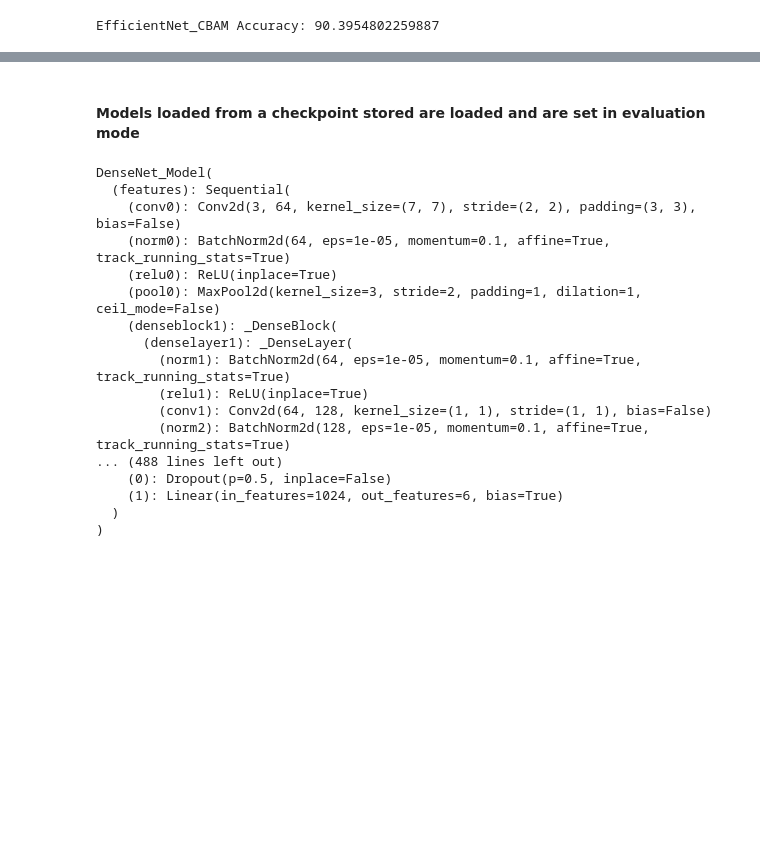
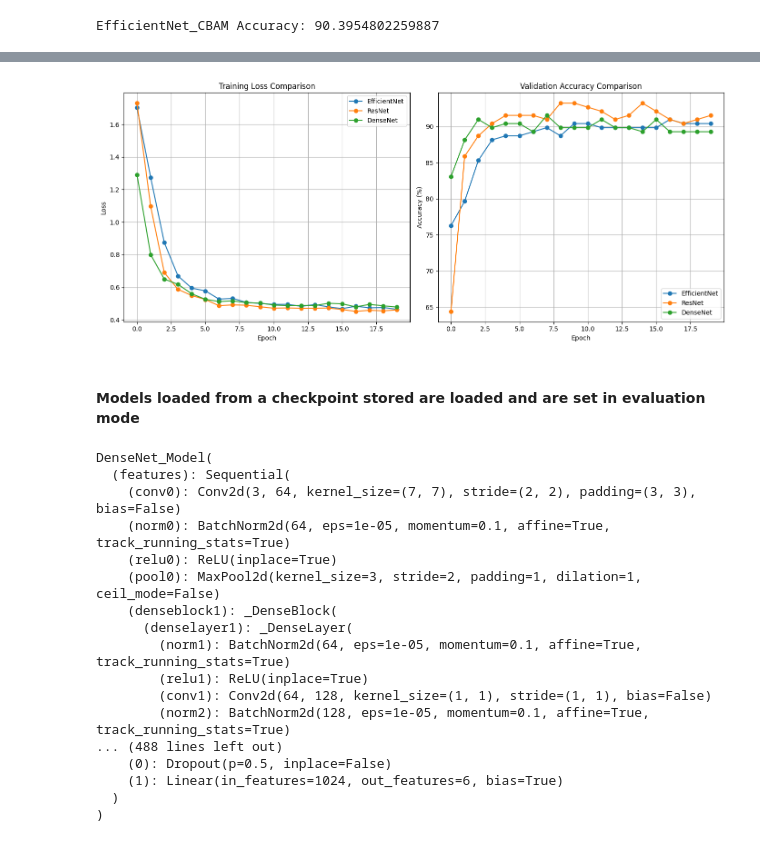
Before and after one commit to Aniyow/Ensemble_CNN_model, a Jupyter notebook: cringe.ipynb, the cells around one changed output, grey strips where cells are left out. Cells and saved outputs as stored; diff of their text form; code cells hidden in the pictures; blank space fills up the shorter version.

```diff
--- a/cringe.ipynb
+++ b/cringe.ipynb
@@ -473,5 +501,38 @@ DenseNet Accuracy: 90.96045197740114
 # %%
 torch.save(densenet_model.state_dict(), "Models/densenet100.pth")
+# %%
+import matplotlib.pyplot as plt
+
+plt.figure(figsize=(14,6))
+
+# 🔹 LOSS COMPARISON
+plt.subplot(1,2,1)
+plt.plot(eff_loss, marker='o', label="EfficientNet")
+plt.plot(res_losses, marker='o', label="ResNet")
+plt.plot(den_losses, marker='o', label="DenseNet")
+
+plt.title("Training Loss Comparison")
+plt.xlabel("Epoch")
+plt.ylabel("Loss")
+plt.legend()
+plt.grid()
+
+# 🔹 ACCURACY COMPARISON
+plt.subplot(1,2,2)
+plt.plot(eff_val, marker='o', label="EfficientNet")
+plt.plot(res_accs, marker='o', label="ResNet")
+plt.plot(den_accs, marker='o', label="DenseNet")
+
+plt.title("Validation Accuracy Comparison")
+plt.xlabel("Epoch")
+plt.ylabel("Accuracy (%)")
+plt.legend()
+plt.grid()
+
+plt.tight_layout()
+plt.show()
+# %% [output]
+[figure, added]
 # %% [markdown]
 ####  Models loaded from a checkpoint stored are loaded and are set in evaluation mode
 # %%
```
Also changed, not shown: parts of 10 cells of this notebook, 3 other files.
